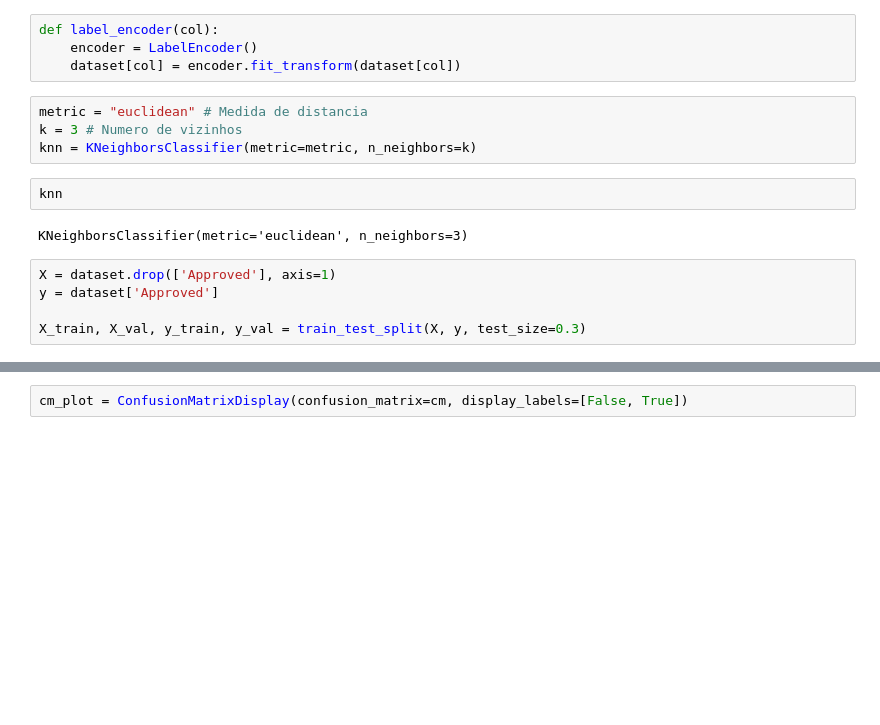
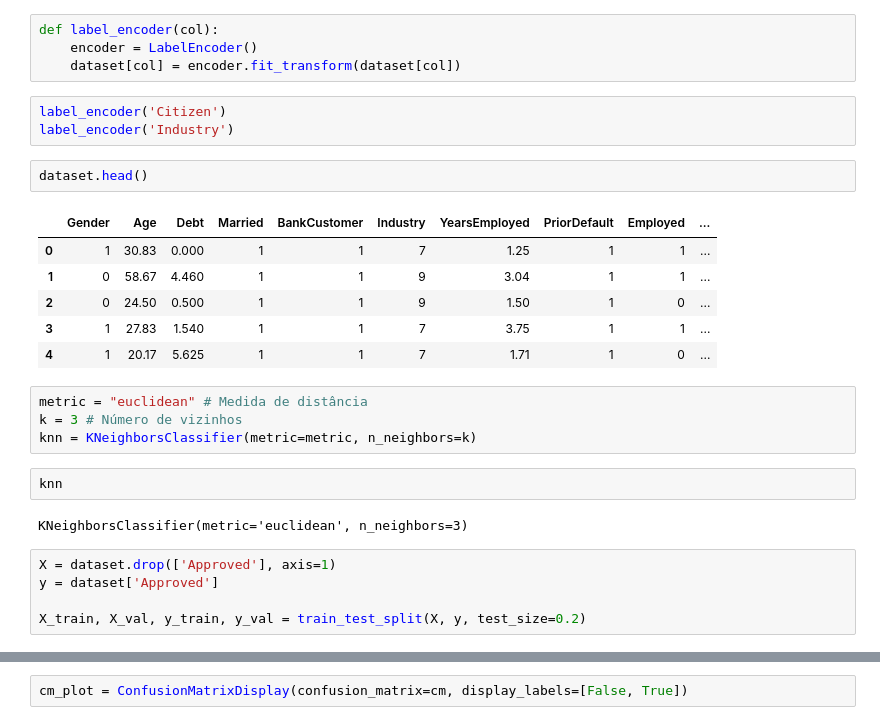
Before and after one commit to gabrielsfh/disciplina-introducao-ia, a Jupyter notebook: knn/class_credito.ipynb, the cells around one changed output, grey strips where cells are left out. Saved outputs shown, nothing was run; the diff lists cells and outputs as text; blank space fills up the shorter version.

```diff
--- a/knn/class_credito.ipynb
+++ b/knn/class_credito.ipynb
@@ -32,9 +36,21 @@ dataset.head()
 def label_encoder(col):
     encoder = LabelEncoder()
     dataset[col] = encoder.fit_transform(dataset[col])
+# %%
+label_encoder('Citizen')
+label_encoder('Industry')
+# %%
+dataset.head()
+# %% [output]
+|  | Gender | Age | Debt | Married | BankCustomer | Industry | YearsEmployed | PriorDefault | Employed | ... |
+| 0 | 1 | 30.83 | 0.000 | 1 | 1 | 7 | 1.25 | 1 | 1 | ... |
+| 1 | 0 | 58.67 | 4.460 | 1 | 1 | 9 | 3.04 | 1 | 1 | ... |
+| 2 | 0 | 24.50 | 0.500 | 1 | 1 | 9 | 1.50 | 1 | 0 | ... |
+| 3 | 1 | 27.83 | 1.540 | 1 | 1 | 7 | 3.75 | 1 | 1 | ... |
+| 4 | 1 | 20.17 | 5.625 | 1 | 1 | 7 | 1.71 | 1 | 0 | ... |
 # %%
-metric = "euclidean" # Medida de distancia
-k = 3 # Numero de vizinhos
+metric = "euclidean" # Medida de distância
+k = 3 # Número de vizinhos
 knn = KNeighborsClassifier(metric=metric, n_neighbors=k)
 # %%
 knn
@@ -44,7 +60,7 @@ KNeighborsClassifier(metric='euclidean', n_neighbors=3)
 X = dataset.drop(['Approved'], axis=1)
 y = dataset['Approved']
 
-X_train, X_val, y_train, y_val = train_test_split(X, y, test_size=0.3)
+X_train, X_val, y_train, y_val = train_test_split(X, y, test_size=0.2)
 # %%
 knn.fit(X_train, y_train)
 # %% [output]
```
Also changed, not shown: parts of 12 cells of this notebook, 1 other file.
